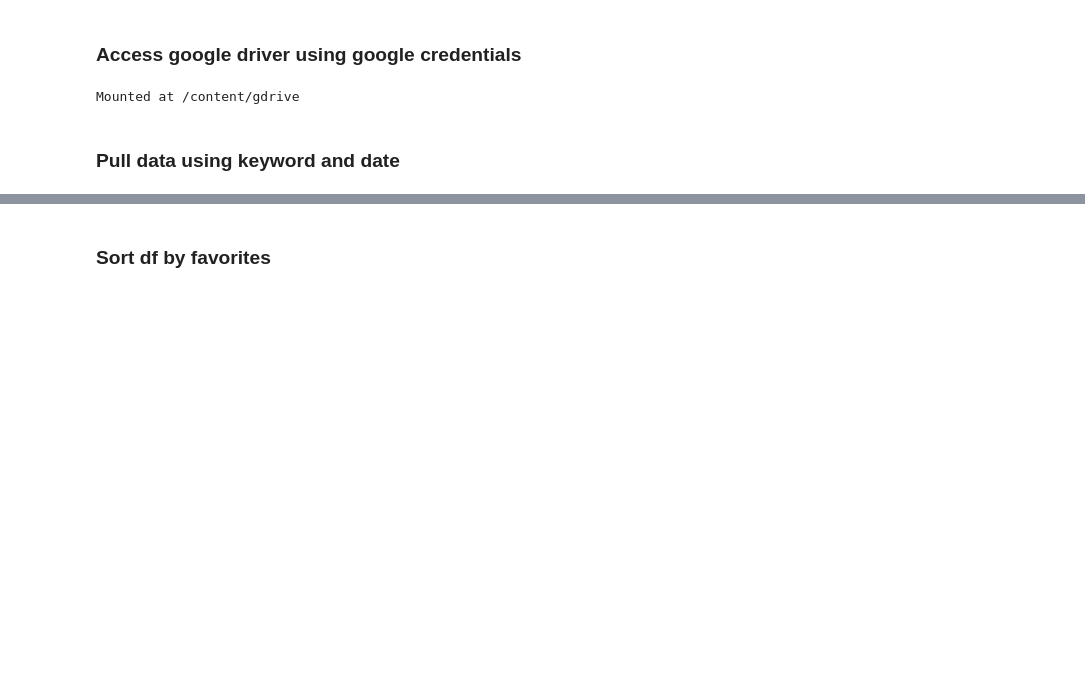
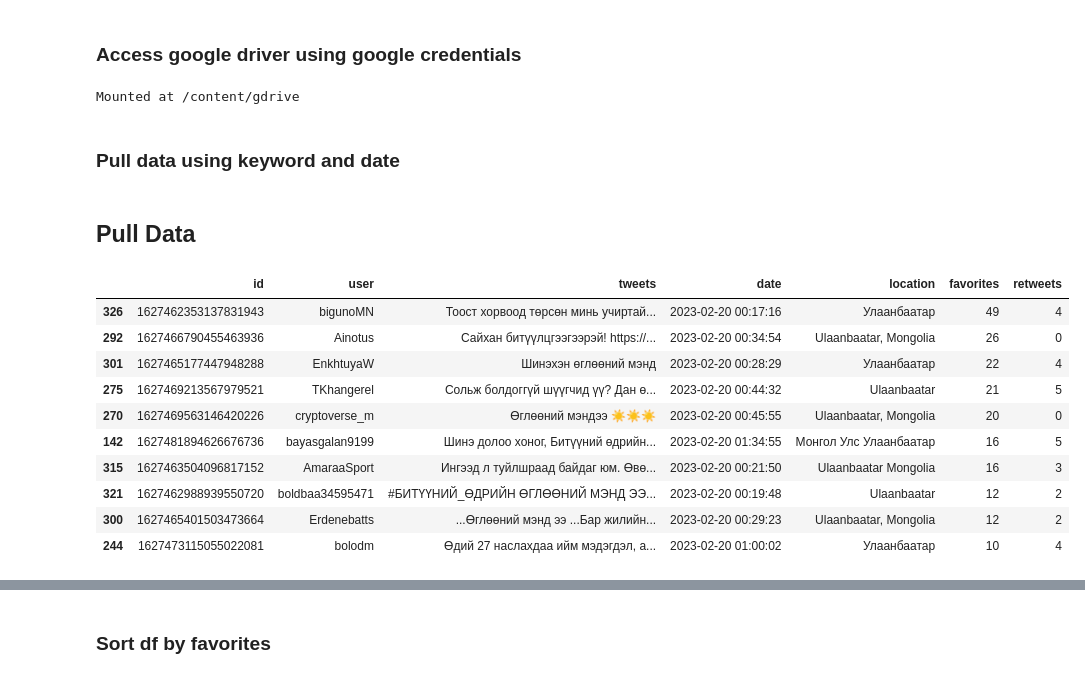
Before and after one commit to byambaa1982/mongol_tweets, a Jupyter notebook: tweets.ipynb, the cells around one changed output, grey strips where cells are left out. Saved outputs shown, nothing was run; the diff lists cells and outputs as text; code cells hidden in the pictures; blank space fills up the shorter version.

```diff
--- a/tweets.ipynb
+++ b/tweets.ipynb
@@ -78,3 +112,17 @@ def get_tweets_csv(search_words, date_since):
   # tweet_text['Tweet Coordinates'] = tweet_text.apply(extract_coordinates,axis=1)
   # tweet_text.to_csv(search_words+".csv", index=False)
   return tweet_text
+# %%
+def get_tweets_by_location(api, latitude, longitude, radius, search_words, date_since):
+    new_search = search_words + " -filter:retweets"
+    tweets = tweepy.Cursor(api.search,
+                           q=new_search,
+                           tweet_mode="extended",
+                           geocode=f"{latitude},{longitude},{radius}km",
+                           lang="ru",
+                           since=date_since).items(2000)
+    users_locs = [[tweet.id_str, tweet.user.screen_name, tweet.full_text, tweet.created_at, tweet.user.location
+                ,tweet.favorite_count,tweet.retweet_count] for tweet in tweets]
+    tweet_text = pd.DataFrame(data=users_locs,
+                      columns=["id", "user", "tweets","date","location","favorites","retweets"])
+    return tweet_text
@@ -80,0 +167,21 @@ def get_tweets_csv(search_words, date_since):
+# %% [markdown]
+## Pull Data
+# %%
+
+DATE="2023-02-20"
+SEARCH_WORD="*"
+tweets = get_tweets_by_location(api, 47.9186, 106.9175, 10, SEARCH_WORD, DATE)
+tweets=tweets.sort_values("favorites", ascending=False)
+tweets.head(10)
+# %% [output]
+|  | id | user | tweets | date | location | favorites | retweets |
+| 326 | 1627462353137831943 | bigunoMN | Тоост хорвоод төрсөн минь учиртай... | 2023-02-20 00:17:16 | Улаанбаатар | 49 | 4 |
+| 292 | 1627466790455463936 | Ainotus | Сайхан битүүлцгээгээрэй! https://... | 2023-02-20 00:34:54 | Ulaanbaatar, Mongolia | 26 | 0 |
+| 301 | 1627465177447948288 | EnkhtuyaW | Шинэхэн өглөөний мэнд | 2023-02-20 00:28:29 | Улаанбаатар | 22 | 4 |
+| 275 | 1627469213567979521 | TKhangerel | Сольж болдоггүй шүүгчид үү? Дан ө... | 2023-02-20 00:44:32 | Ulaanbaatar | 21 | 5 |
+| 270 | 1627469563146420226 | cryptoverse_m | Өглөөний мэндээ ☀️☀️☀️ | 2023-02-20 00:45:55 | Ulaanbaatar, Mongolia | 20 | 0 |
+| 142 | 1627481894626676736 | bayasgalan9199 | Шинэ долоо хоног, Битүүний өдрийн... | 2023-02-20 01:34:55 | Монгол Улс Улаанбаатар | 16 | 5 |
+| 315 | 1627463504096817152 | AmaraaSport | Ингээд л туйлшраад байдаг юм. Өвө... | 2023-02-20 00:21:50 | Ulaanbaatar Mongolia | 16 | 3 |
+| 321 | 1627462988939550720 | boldbaa34595471 | #БИТҮҮНИЙ_ӨДРИЙН ӨГЛӨӨНИЙ МЭНД ЭЭ... | 2023-02-20 00:19:48 | Ulaanbaatar | 12 | 2 |
+| 300 | 1627465401503473664 | Erdenebatts | ...Өглөөний мэнд ээ ...Бар жилийн... | 2023-02-20 00:29:23 | Ulaanbaatar, Mongolia | 12 | 2 |
+| 244 | 1627473115055022081 | bolodm | Өдий 27 наслахдаа ийм мэдэгдэл, а... | 2023-02-20 01:00:02 | Улаанбаатар | 10 | 4 |
```
Also changed, not shown: parts of 21 cells of this notebook.
